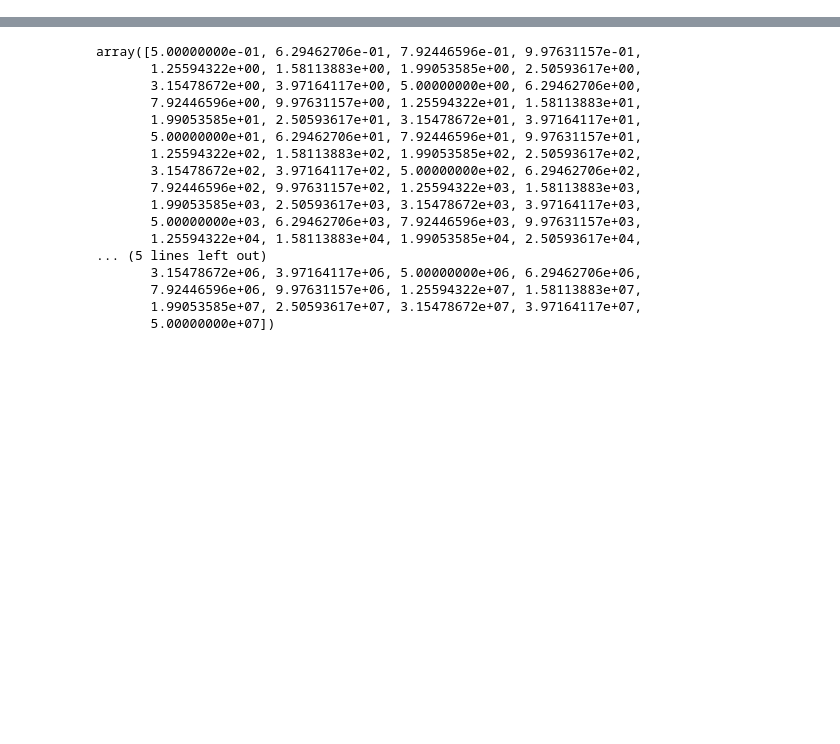
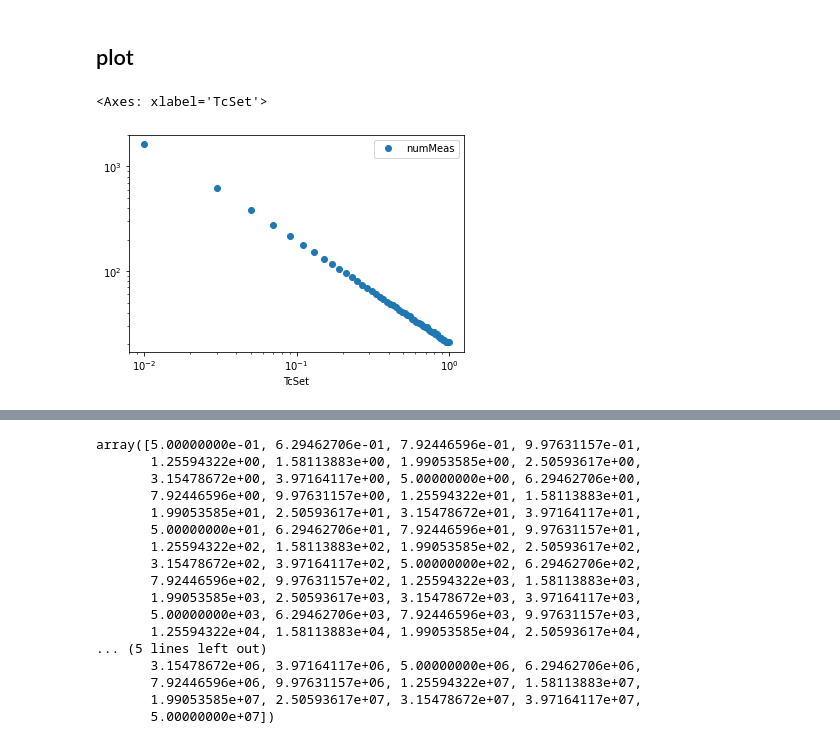
Before and after one commit to OrionSmedley/SagnacOperatingSys, a Jupyter notebook: MetaAnalysis/NoiseCapture/RecordNoise.ipynb, the cells around one changed output, grey strips where cells are left out. Cells and saved outputs as stored; diff of their text form; code cells hidden in the pictures; blank space fills up the shorter version.

```diff
--- a/MetaAnalysis/NoiseCapture/RecordNoise.ipynb
+++ b/MetaAnalysis/NoiseCapture/RecordNoise.ipynb
@@ -46,0 +111,11 @@ data
+# %% [markdown]
+## plot
+# %%
+df0 = pd.read_csv('./LafoNoise/Lafo404_brightNoise.csv');
+df1 = pd.read_csv('./LafoNoise/Lafo404_brightNoise_1.csv');
+# %%
+# sanity chec
+df1.plot(x='TcSet', y='numMeas', logx=True, logy=True, style='o')
+# %% [output]
+<Axes: xlabel='TcSet'>
+[figure, added]
```
Also changed, not shown: parts of 12 cells of this notebook, 2 other files.
